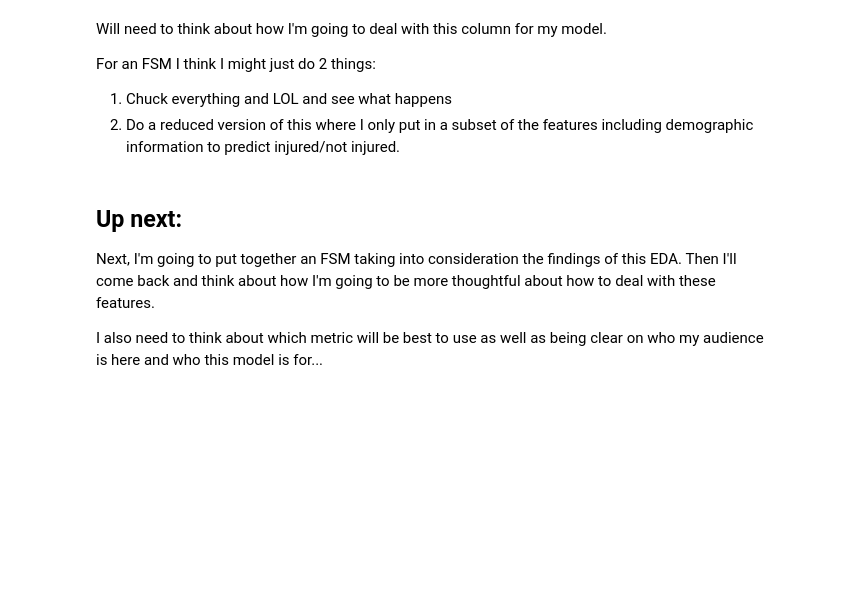
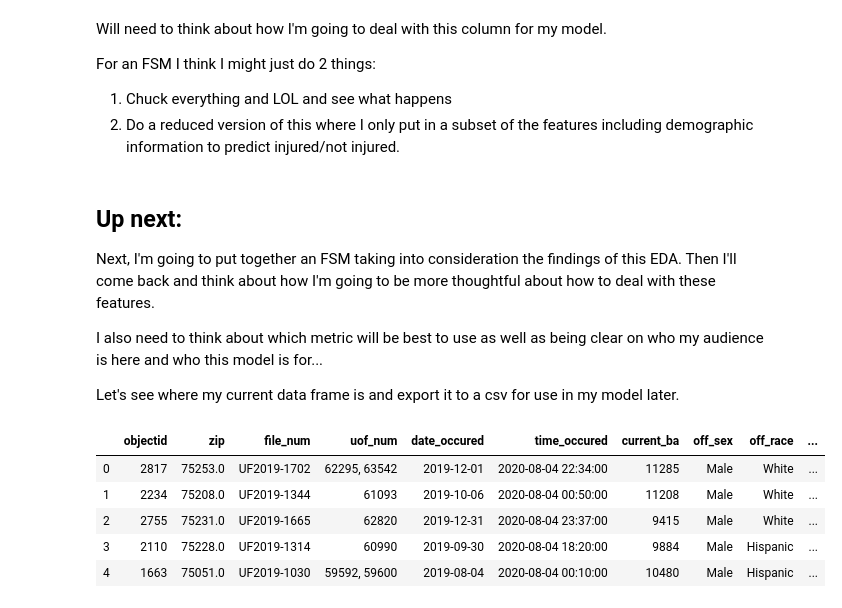
Before and after one commit to lecritch/respones_to_resistance_model_analysis, a Jupyter notebook: notebooks/eda/01_inital_eda.ipynb, the cells around one changed output. Saved outputs shown, nothing was run; the diff lists cells and outputs as text; code cells hidden in the pictures; blank space fills up the shorter version.

Commit message:
model noetbook started

```diff
--- a/notebooks/eda/01_inital_eda.ipynb
+++ b/notebooks/eda/01_inital_eda.ipynb
@@ -875,3 +406,14 @@ For an FSM I think I might just do 2 things:
 Next, I'm going to put together an FSM taking into consideration the findings of this EDA.  Then I'll come back and think about how I'm going to be more thoughtful about how to deal with these features.
 
 I also need to think about which metric will be best to use as well as being clear on who my audience is here and who this model is for...
+
+Let's see where my current data frame is and export it to a csv for use in my model later.
+# %%
+prr19.head()
+# %% [output]
+|  | objectid | zip | file_num | uof_num | date_occured | time_occured | current_ba | off_sex | off_race | ... |
+| 0 | 2817 | 75253.0 | UF2019-1702 | 62295, 63542 | 2019-12-01 | 2020-08-04 22:34:00 | 11285 | Male | White | ... |
+| 1 | 2234 | 75208.0 | UF2019-1344 | 61093 | 2019-10-06 | 2020-08-04 00:50:00 | 11208 | Male | White | ... |
+| 2 | 2755 | 75231.0 | UF2019-1665 | 62820 | 2019-12-31 | 2020-08-04 23:37:00 | 9415 | Male | White | ... |
+| 3 | 2110 | 75228.0 | UF2019-1314 | 60990 | 2019-09-30 | 2020-08-04 18:20:00 | 9884 | Male | Hispanic | ... |
+| 4 | 1663 | 75051.0 | UF2019-1030 | 59592, 59600 | 2019-08-04 | 2020-08-04 00:10:00 | 10480 | Male | Hispanic | ... |
```
Also changed, not shown: parts of 67 cells of this notebook.
